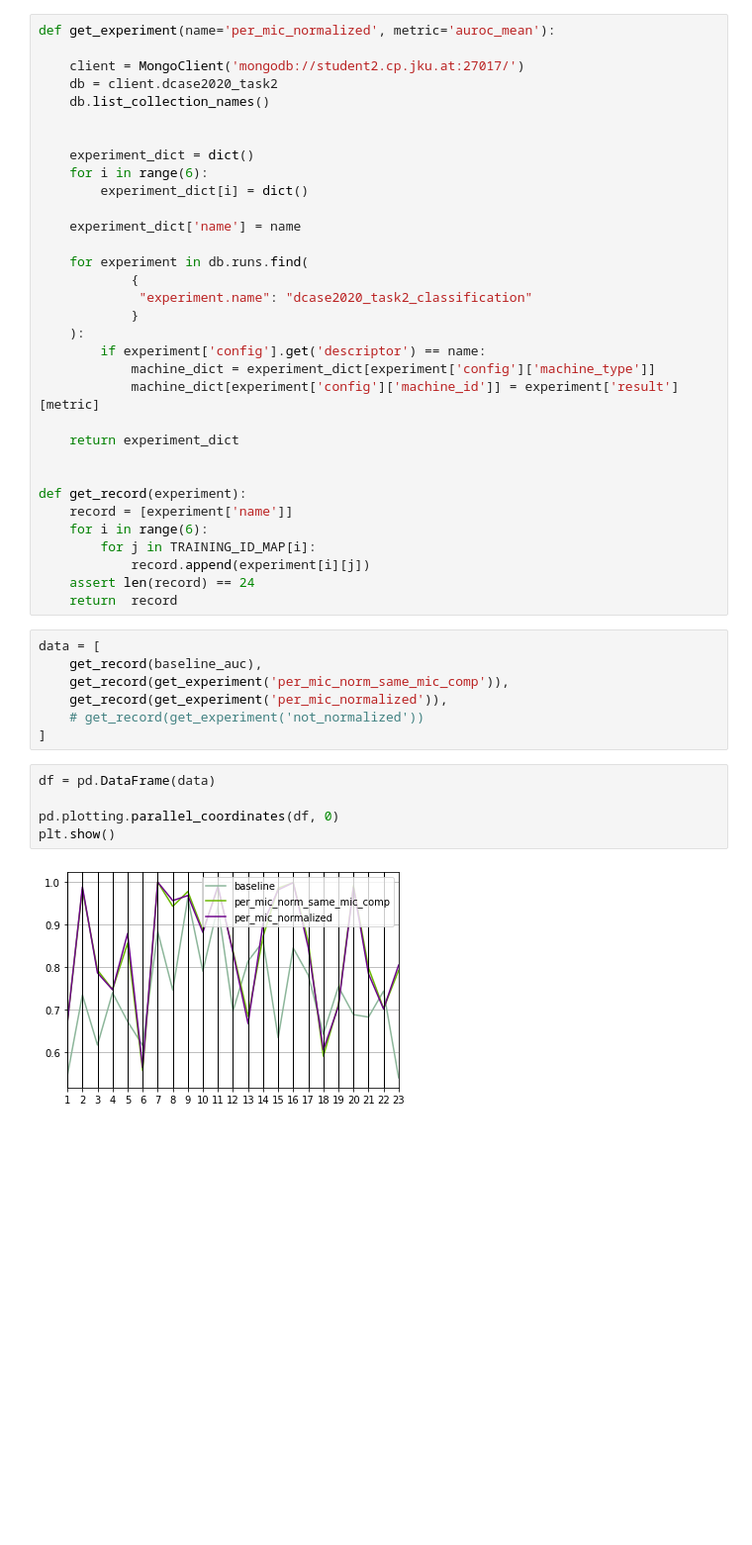
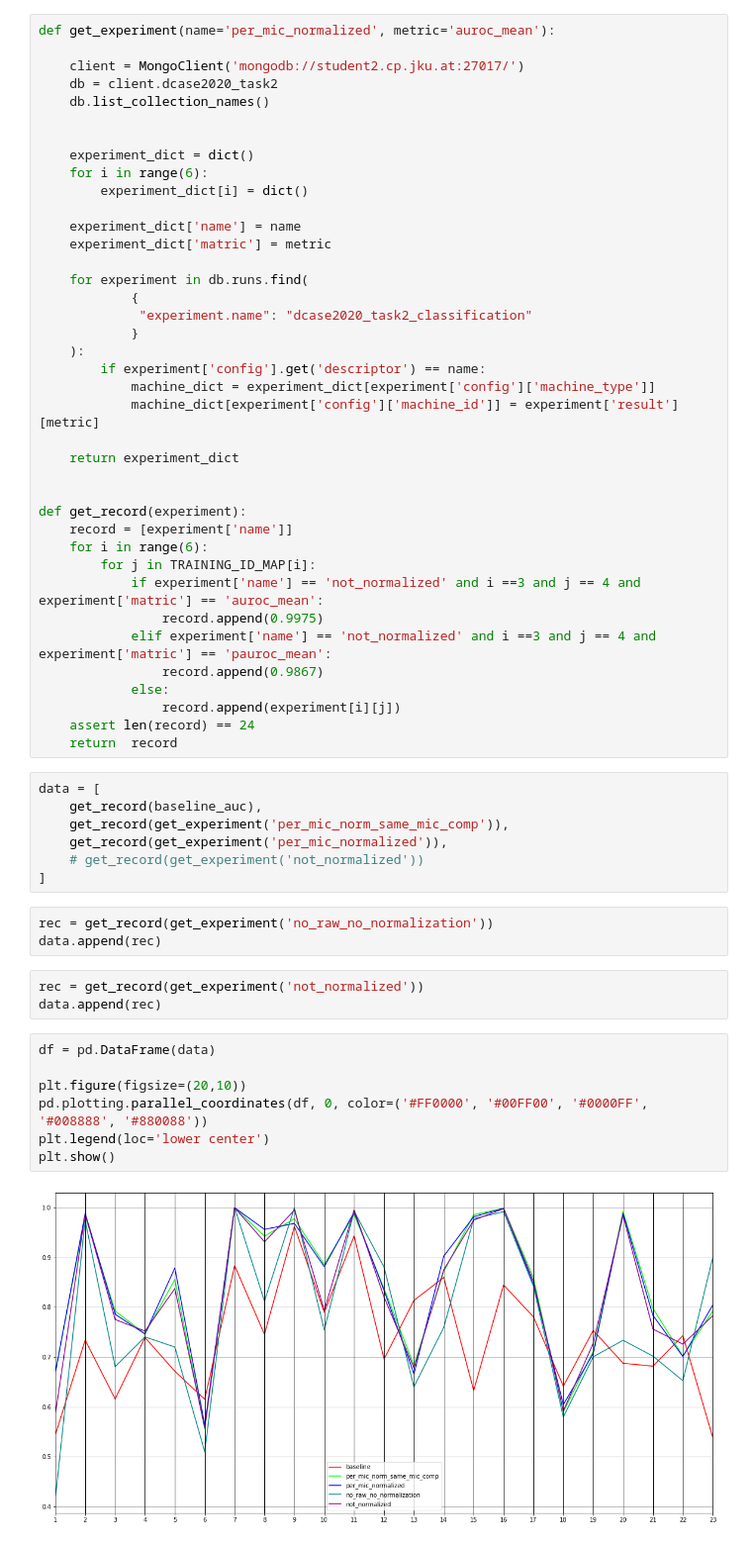
Before and after one commit to OptimusPrimus/dcase2020_task2, a Jupyter notebook: notebooks/parallel_axis_plot.ipynb, the cells around one changed output. Shown at 99% size. Drawn from its saved outputs; the diff is of its cells as text; blank space fills up the shorter version.

Commit message:
add parallel coordinates plot

```diff
--- a/notebooks/parallel_axis_plot.ipynb
+++ b/notebooks/parallel_axis_plot.ipynb
@@ -107,6 +45,7 @@ def get_experiment(name='per_mic_normalized', metric='auroc_mean'):
         experiment_dict[i] = dict()
 
     experiment_dict['name'] = name
+    experiment_dict['matric'] = metric
 
     for experiment in db.runs.find(
             {
@@ -124,7 +63,12 @@ def get_record(experiment):
     record = [experiment['name']]
     for i in range(6):
         for j in TRAINING_ID_MAP[i]:
-            record.append(experiment[i][j])
+            if experiment['name'] == 'not_normalized' and i ==3 and j == 4 and experiment['matric'] == 'auroc_mean':
+                record.append(0.9975)
+            elif experiment['name'] == 'not_normalized' and i ==3 and j == 4 and experiment['matric'] == 'pauroc_mean':
+                record.append(0.9867)
+            else:
+                record.append(experiment[i][j])
     assert len(record) == 24
     return  record
 # %%
@@ -134,10 +78,18 @@ data = [
     get_record(get_experiment('per_mic_normalized')),
     # get_record(get_experiment('not_normalized'))
 ]
+# %%
+rec = get_record(get_experiment('no_raw_no_normalization'))
+data.append(rec)
+# %%
+rec = get_record(get_experiment('not_normalized'))
+data.append(rec)
 # %%
 df = pd.DataFrame(data)
 
-pd.plotting.parallel_coordinates(df, 0)
+plt.figure(figsize=(20,10))
+pd.plotting.parallel_coordinates(df, 0, color=('#FF0000', '#00FF00', '#0000FF', '#008888', '#880088'))
+plt.legend(loc='lower center')
 plt.show()
 # %% [output]
-[figure, old version]
+[figure, new version]
```
Also changed, not shown: parts of 4 cells of this notebook, 1 other file.
